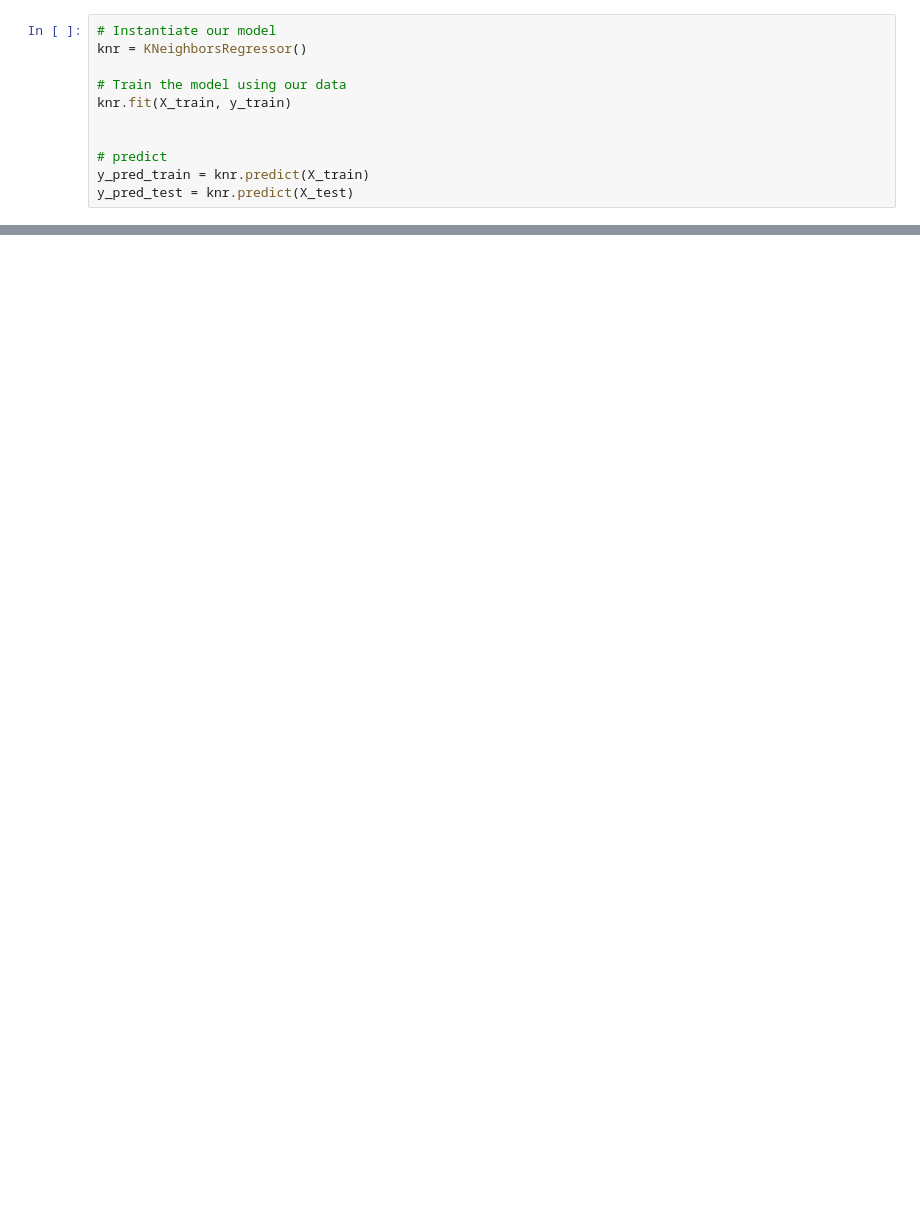
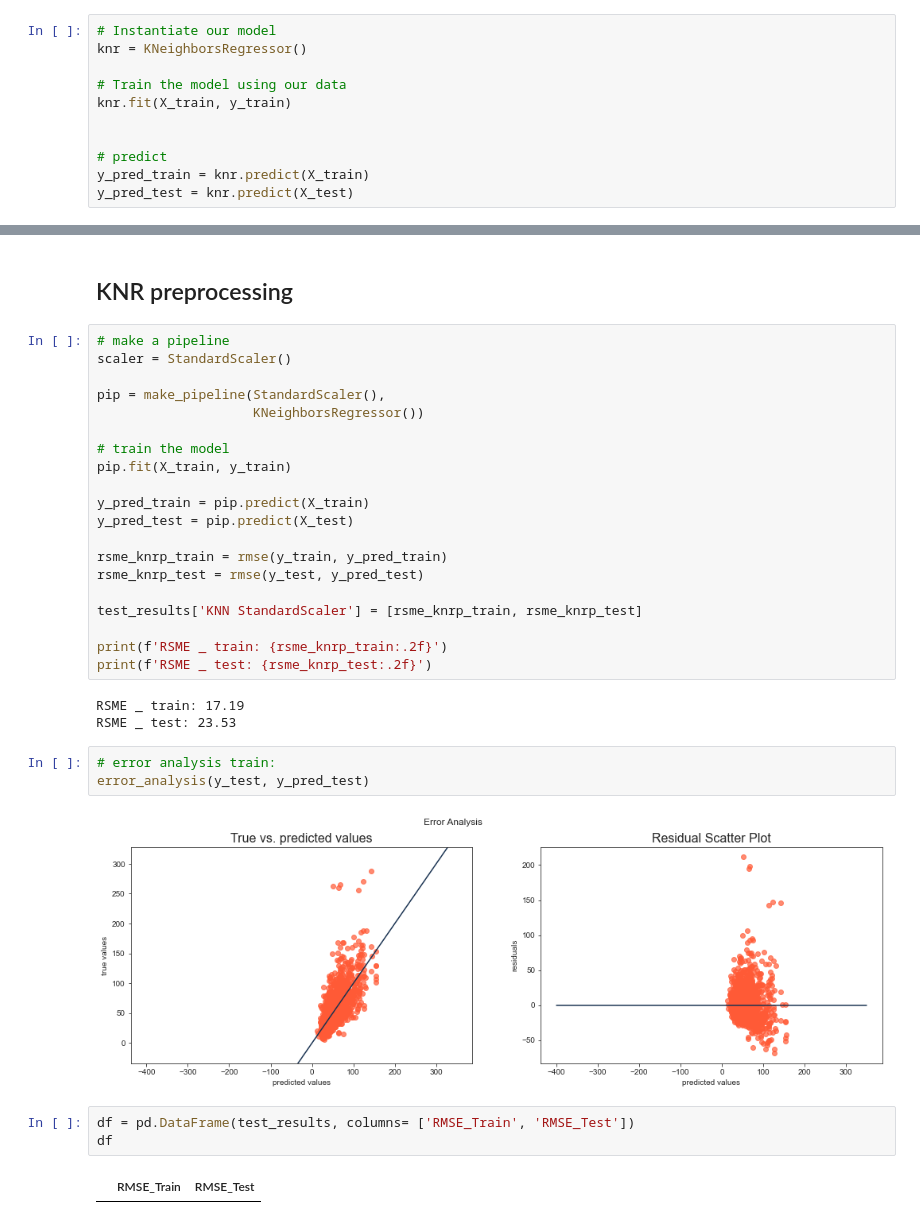
Before and after one commit to sm4rtm4art/airquality, a Jupyter notebook: KNRegressor.ipynb, the cells around one changed output, grey strips where cells are left out. Cells and saved outputs as stored; diff of their text form; blank space fills up the shorter version.

```diff
--- a/KNRegressor.ipynb
+++ b/KNRegressor.ipynb
@@ -141,0 +146,35 @@ error_analysis(y_train, y_pred_train)
+# %% [markdown]
+## KNR preprocessing
+# %%
+# make a pipeline
+scaler = StandardScaler()
+
+pip = make_pipeline(StandardScaler(),
+                    KNeighborsRegressor())
+
+# train the model
+pip.fit(X_train, y_train)
+
+y_pred_train = pip.predict(X_train)
+y_pred_test = pip.predict(X_test)
+
+rsme_knrp_train = rmse(y_train, y_pred_train)
+rsme_knrp_test = rmse(y_test, y_pred_test)
+
+test_results['KNN StandardScaler'] = [rsme_knrp_train, rsme_knrp_test]
+
+print(f'RSME _ train: {rsme_knrp_train:.2f}')
+print(f'RSME _ test: {rsme_knrp_test:.2f}')
+# %% [output]
+RSME _ train: 17.19
+RSME _ test: 23.53
+# %%
+# error analysis train:
+error_analysis(y_test, y_pred_test)
+# %% [output]
+[figure, added]
+# %%
+df = pd.DataFrame(test_results, columns= ['RMSE_Train', 'RMSE_Test'])
+df
+# %% [output]
+|  | RMSE_Train | RMSE_Test |
```
Also changed, not shown: parts of 12 cells of this notebook.
